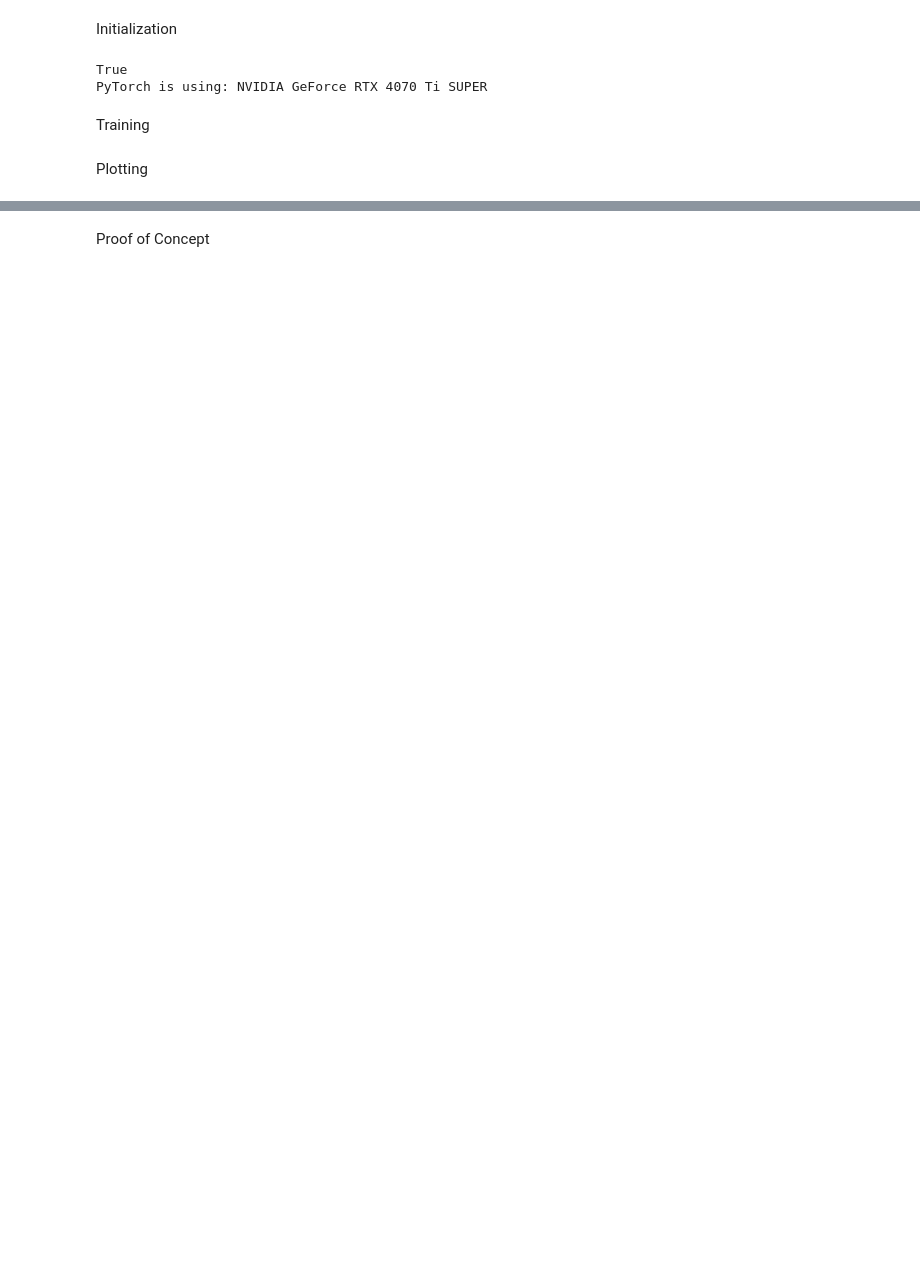
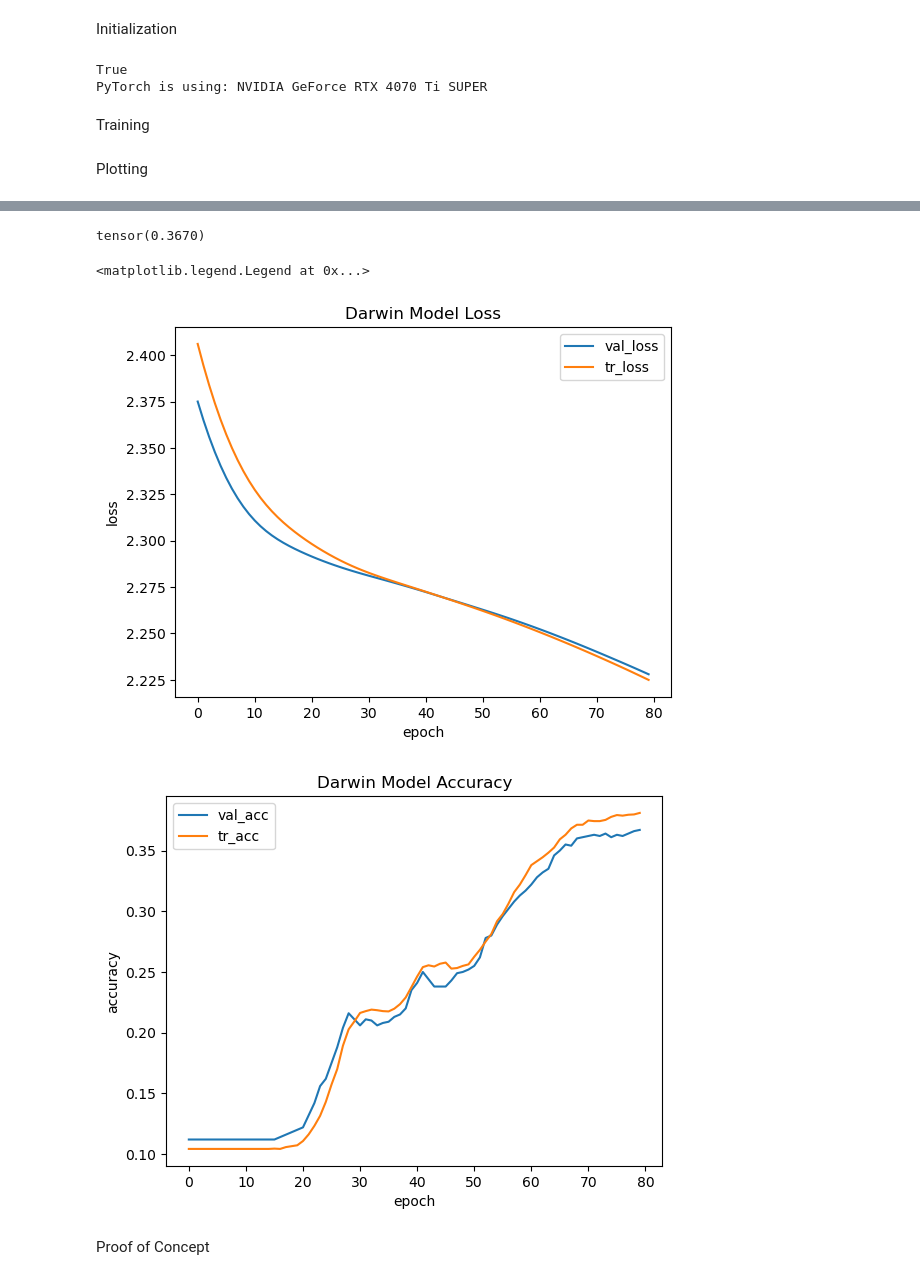
Before and after one commit to stanjore/QuantumComputing_QViT, a Jupyter notebook: QViT_ONLYUSEWITHGPU.ipynb, the cells around one changed output, grey strips where cells are left out. Cells and saved outputs as stored; diff of their text form; code cells hidden in the pictures; blank space fills up the shorter version.

Commit message:
Preparing Darwin Model (QNN MLP)

```diff
--- a/QViT_ONLYUSEWITHGPU.ipynb
+++ b/QViT_ONLYUSEWITHGPU.ipynb
@@ -111,10 +109,13 @@ PyTorch is using: NVIDIA GeForce RTX 4070 Ti SUPER
 # initialized models
 classical_model = HViT(**transformer_dims,**transformer_hyper,**transformer_type,attention_type='classic').to(device)
 hybrid2_model = HViT(**transformer_dims,**transformer_hyper,**transformer_type,attention_type='hybrid2').to(device)
+# testing QNN
+darwin_model = HViT(**transformer_dims,**transformer_hyper,**transformer_type,attention_type='hybrid2').to(device)
 # %%
 # history
 reset_classical=True
 reset_hybrid2=True
+reset_darwin=True
 
 if reset_classical:
     classical_history=None
@@ -127,10 +128,16 @@ if reset_hybrid2:
 else:
     hybrid2_history=torch.load('hybrid2 history')
     hybrid2_model.load_state_dict(torch.load('hybrid2 state dict'))
+
+if reset_darwin:
+    darwin_history=None
+else:
+    darwin_history=torch.load('darwin history')
+    darwin_model.load_state_dict(torch.load('darwin state dict'))
 # %% [markdown]
 Training
 # %%
 classical_optim = torch.optim.Adam(classical_model.parameters(),lr=1e-3)
 hybrid2_optim = torch.optim.Adam(hybrid2_model.parameters(),lr=1e-3)
-n_epochs = 80
+darwin_optim = torch.optim.Adam(darwin_model.parameters(),lr=1e-3)
 loss_fn = nn.CrossEntropyLoss(reduction='none')
@@ -217,5 +174,9 @@ torch.save(classical_history, "classical history")
 hybrid2_history = train(hybrid2_model,tr_dl,val_dl,loss_fn,hybrid2_optim,n_epochs, device=device)
 torch.save(hybrid2_history, 'hybrid2 history')
+# %%
+# darwin training
+darwin_history = train(darwin_model,tr_dl,val_dl,loss_fn,darwin_optim,n_epochs, device=device)
+torch.save(darwin_history, 'darwin history')
 # %% [markdown]
 Plotting
 # %%
@@ -265,3 +234,23 @@ plt.legend()
+# %%
+plt.plot(darwin_history['val'],label='val_loss')
+plt.plot(darwin_history['tr'],label='tr_loss')
+plt.title('Darwin Model Loss')
+plt.xlabel('epoch')
+plt.ylabel('loss')
+plt.legend()
+print(max(darwin_history['val_acc']))
+plt.figure()
+plt.plot(darwin_history['val_acc'],label='val_acc')
+plt.plot(darwin_history['tr_acc'],label='tr_acc')
+plt.title('Darwin Model Accuracy')
+plt.xlabel('epoch')
+plt.ylabel('accuracy')
+plt.legend()
+# %% [output]
+tensor(0.3670)
+<matplotlib.legend.Legend at 0x...>
+[figure, added]
+[figure, added]
 # %% [markdown]
 Proof of Concept
 # %%
```
Also changed, not shown: parts of 13 cells of this notebook, 26 other files.
